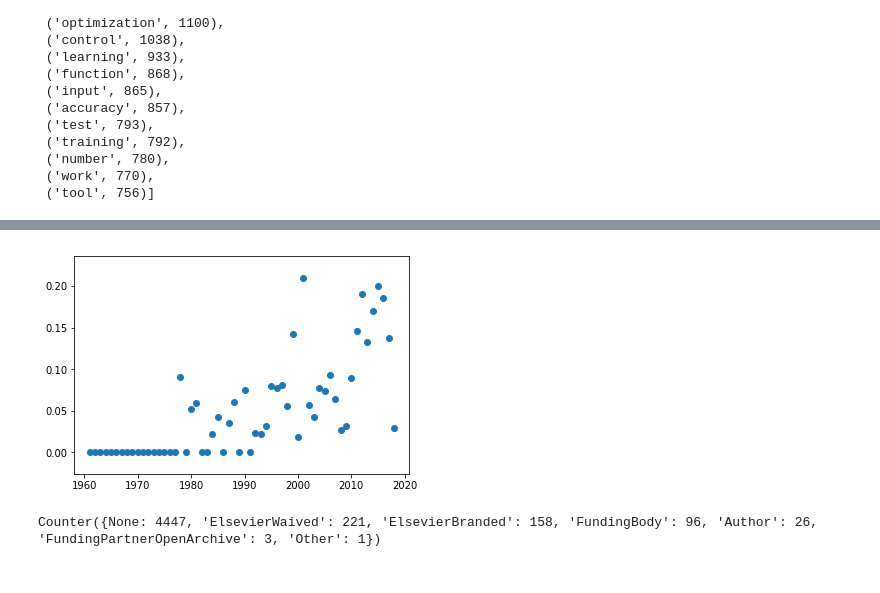
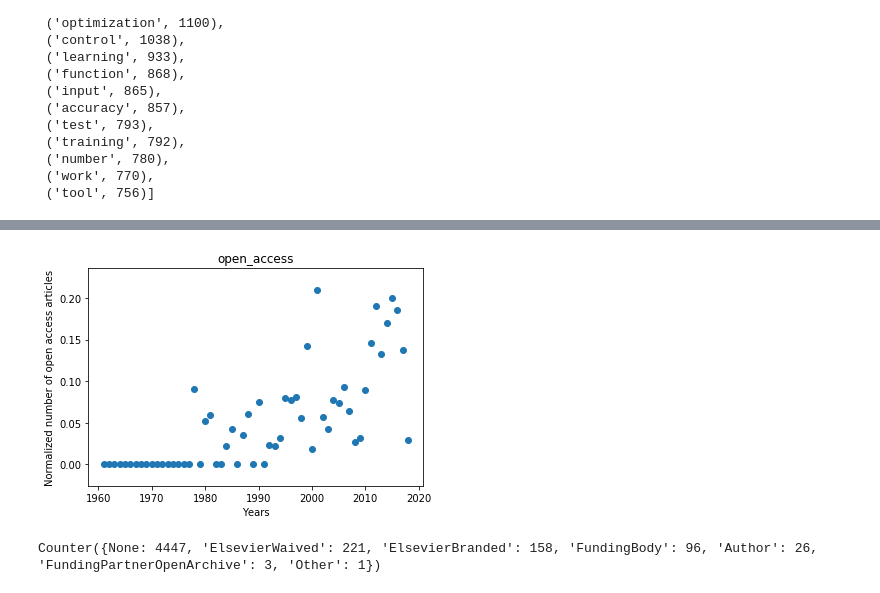
Before and after one commit to Ridhwanluthra/elsapy, a Jupyter notebook: analysis.ipynb, the cells around one changed output, grey strips where cells are left out. Drawn from its saved outputs; the diff is of its cells as text; code cells hidden in the pictures.

```diff
--- a/analysis.ipynb
+++ b/analysis.ipynb
@@ -219,10 +241,14 @@ for each in plot_list.split(","):
 # %%
 x, y = open_access(df)
 plt.figure()
 plt.scatter(x, y)
+plt.title("open_access")
+plt.xlabel("Years")
+plt.ylabel("Normalized number of open access articles")
+plt.savefig("plots/openaccess.png")
 plt.show()
 # %% [output]
-[figure, old version]
+[figure, new version]
 # %%
 from collections import Counter as c
 # sum(df.open_access.astype("int64"))
```
Also changed, not shown: parts of 4 cells of this notebook.
